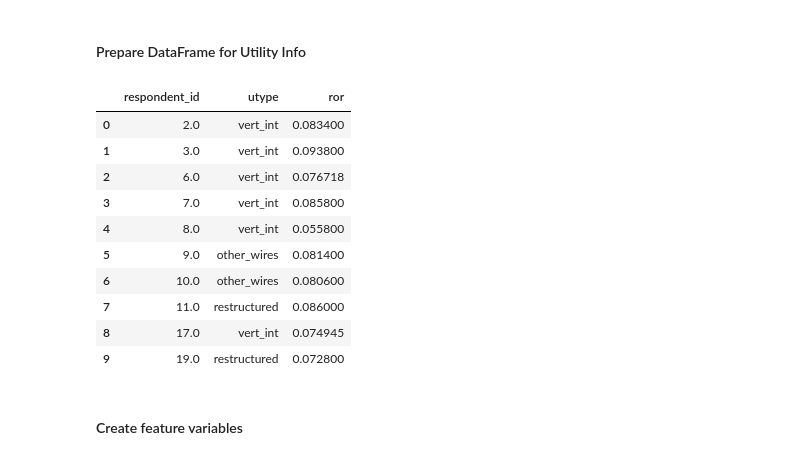
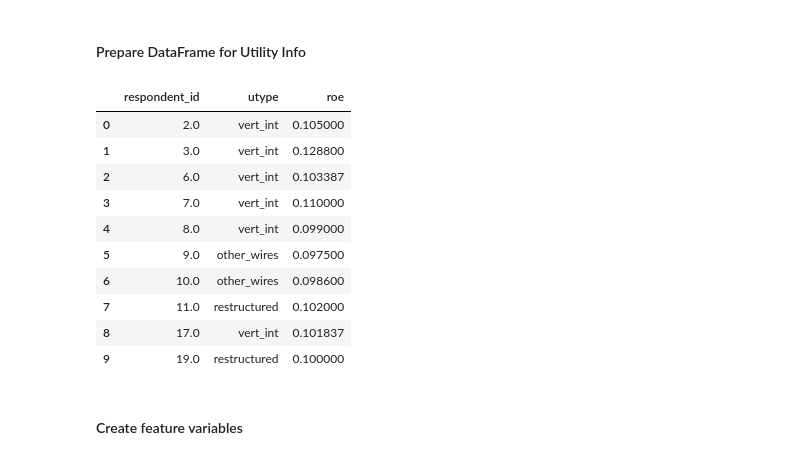
Before and after one commit to 2elle2/rmi-project, a Jupyter notebook: model/30_feature_engineering_v1.ipynb, the cells around one changed output. Cells and saved outputs as stored; diff of their text form; code cells hidden in the pictures.

```diff
--- a/model/30_feature_engineering_v1.ipynb
+++ b/model/30_feature_engineering_v1.ipynb
@@ -412,20 +412,20 @@ sum_bills_df
 # %% [markdown]
 #### Prepare DataFrame for Utility Info
 # %%
-utility_info_df = data_after_2010_df[['respondent_id', 'utype', 'ror']].groupby(by=['respondent_id']).first().reset_index()
+utility_info_df = data_after_2010_df[['respondent_id', 'utype', 'roe']].groupby(by=['respondent_id']).first().reset_index()
 utility_info_df.head(10)
 # %% [output]
-|  | respondent_id | utype | ror |
-| 0 | 2.0 | vert_int | 0.083400 |
-| 1 | 3.0 | vert_int | 0.093800 |
-| 2 | 6.0 | vert_int | 0.076718 |
-| 3 | 7.0 | vert_int | 0.085800 |
-| 4 | 8.0 | vert_int | 0.055800 |
-| 5 | 9.0 | other_wires | 0.081400 |
-| 6 | 10.0 | other_wires | 0.080600 |
-| 7 | 11.0 | restructured | 0.086000 |
-| 8 | 17.0 | vert_int | 0.074945 |
-| 9 | 19.0 | restructured | 0.072800 |
+|  | respondent_id | utype | roe |
+| 0 | 2.0 | vert_int | 0.105000 |
+| 1 | 3.0 | vert_int | 0.128800 |
+| 2 | 6.0 | vert_int | 0.103387 |
+| 3 | 7.0 | vert_int | 0.110000 |
+| 4 | 8.0 | vert_int | 0.099000 |
+| 5 | 9.0 | other_wires | 0.097500 |
+| 6 | 10.0 | other_wires | 0.098600 |
+| 7 | 11.0 | restructured | 0.102000 |
+| 8 | 17.0 | vert_int | 0.101837 |
+| 9 | 19.0 | restructured | 0.100000 |
 # %% [markdown]
 #### Create feature variables
 # %% [markdown]
```
Also changed, not shown: parts of 4 cells of this notebook, 13 other files.
